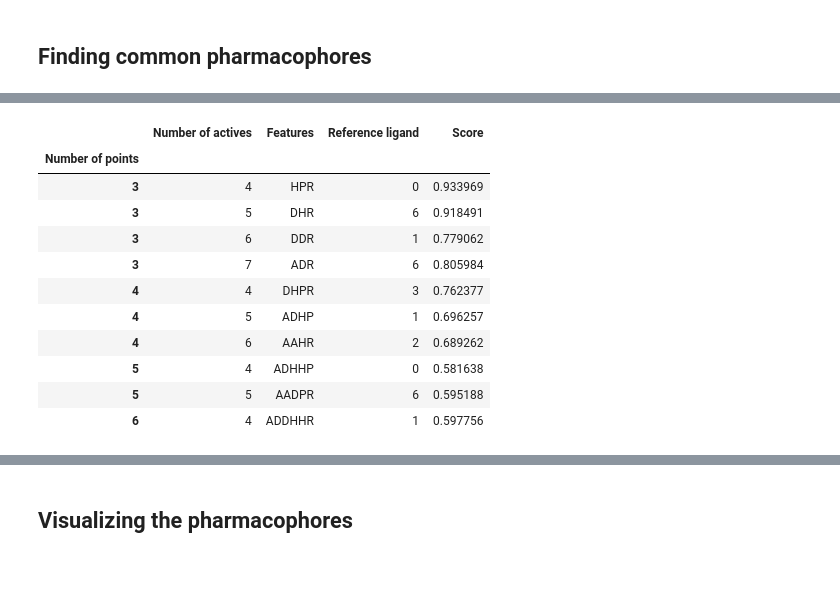
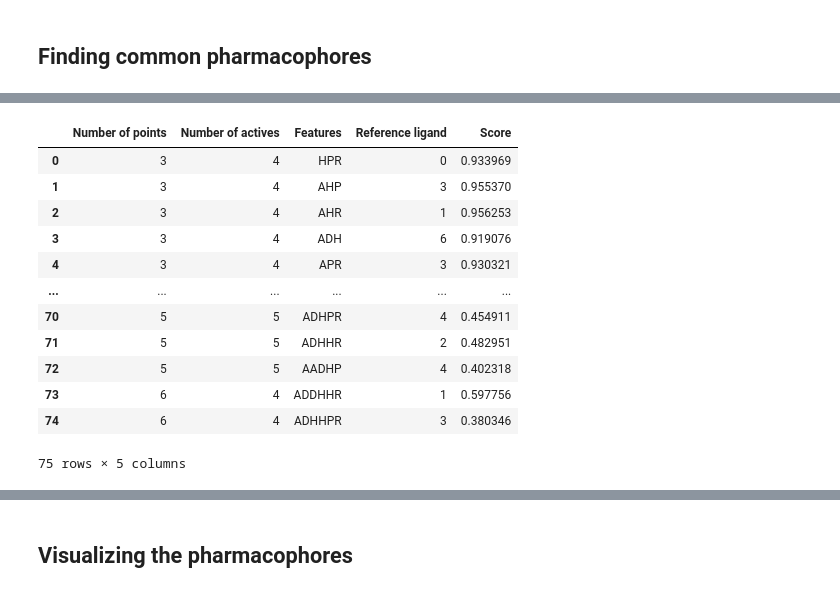
Before and after one commit to uibcdf/OpenPharmacophore, a Jupyter notebook: docs/contents/examples/ligand-based/thrombin.ipynb, the cells around one changed output, grey strips where cells are left out. Saved outputs shown, nothing was run; the diff lists cells and outputs as text; code cells hidden in the pictures.

```diff
--- a/docs/contents/examples/ligand-based/thrombin.ipynb
+++ b/docs/contents/examples/ligand-based/thrombin.ipynb
@@ -117,19 +117,28 @@ pharma_file = "../data/thrombin_pharmacophores.pickle"
 n_points = [3, 4, 5, 6]
 min_actives = [4, 5, 6, 7]
 
-pharmacophores = {}
+if not os.path.isfile(pharma_file):
 
-for ii in range(len(n_points)):
-    for jj in range(len(min_actives)):
-        pnts = n_points[ii]
-        actives = min_actives[jj]
+    pharmacophores = []
 
-        pharma = oph.LigandBasedPharmacophore(ligands)
-        pharma.extract(
-                n_points=pnts, min_actives=actives, max_pharmacophores=10
-        )
+    for ii in range(len(n_points)):
+        for jj in range(len(min_actives)):
+            pnts = n_points[ii]
+            actives = min_actives[jj]
 
-        print(f"Num points: {pnts}. Min actives: {actives}. Found {len(pharma)} pharmacophores")
-        if len(pharma) > 0:
-            pharmacophores[(pnts, actives)] = pharma.pharmacophores
+            pharma = oph.LigandBasedPharmacophore(ligands)
+            pharma.extract(
+                    n_points=pnts, min_actives=actives, max_pharmacophores=10
+            )
+
+            print(f"Num points: {pnts}. Min actives: {actives}. Found {len(pharma)} pharmacophores")
+            if len(pharma) > 0:
+                for p in pharma.pharmacophores:
+                    p.props["min_actives"] = actives
+                pharmacophores.extend(pharma.pharmacophores)
+
+else:
+    pharmacophores = oph.pharmacophore_reader.read_mol2(pharma_file)
+
+print(f"Found {len(pharmacophores)} pharmacopohores")
 # %% [output]
@@ -154,12 +152,15 @@ def pharmacophore_df():
 
     rows = {}
     ii = 0
-    for (n_pnts, n_actives), lbp in pharmacophores.items():
+
+    for pharma in pharmacophores:
         feat_str = ""
-        pharma = lbp[0]
         # Only add the top scoring pharmacophore
         for point in pharma:
             feat_str += point.short_name
+
+        n_pnts = len(pharma)
+        n_actives = int(pharma.props["min_actives"])
         rows[ii] = [n_pnts, n_actives, feat_str, pharma.ref_mol, pharma.score]
         ii += 1
 
@@ -168,20 +169,21 @@ def pharmacophore_df():
         orient="index",
         columns=["Number of points", "Number of actives", "Features", "Reference ligand", "Score"]
     )
-    df.set_index("Number of points", drop=True, inplace=True)
     return df
-# %%
-pharmacophore_df()
-# %% [output]
-|  | Number of actives | Features | Reference ligand | Score |
-| Number of points |  |  |  |  |
-| 3 | 4 | HPR | 0 | 0.933969 |
-| 3 | 5 | DHR | 6 | 0.918491 |
-| 3 | 6 | DDR | 1 | 0.779062 |
-| 3 | 7 | ADR | 6 | 0.805984 |
-| 4 | 4 | DHPR | 3 | 0.762377 |
-| 4 | 5 | ADHP | 1 | 0.696257 |
-| 4 | 6 | AAHR | 2 | 0.689262 |
-| 5 | 4 | ADHHP | 0 | 0.581638 |
-| 5 | 5 | AADPR | 6 | 0.595188 |
-| 6 | 4 | ADDHHR | 1 | 0.597756 |
+# %%
+df = pharmacophore_df()
+df
+# %% [output]
+|  | Number of points | Number of actives | Features | Reference ligand | Score |
+| 0 | 3 | 4 | HPR | 0 | 0.933969 |
+| 1 | 3 | 4 | AHP | 3 | 0.955370 |
+| 2 | 3 | 4 | AHR | 1 | 0.956253 |
+| 3 | 3 | 4 | ADH | 6 | 0.919076 |
+| 4 | 3 | 4 | APR | 3 | 0.930321 |
+| ... | ... | ... | ... | ... | ... |
+| 70 | 5 | 5 | ADHPR | 4 | 0.454911 |
+| 71 | 5 | 5 | ADHHR | 2 | 0.482951 |
+| 72 | 5 | 5 | AADHP | 4 | 0.402318 |
+| 73 | 6 | 4 | ADDHHR | 1 | 0.597756 |
+| 74 | 6 | 4 | ADHHPR | 3 | 0.380346 |
+75 rows × 5 columns
```
Also changed, not shown: parts of 8 cells of this notebook, 4 other files.
